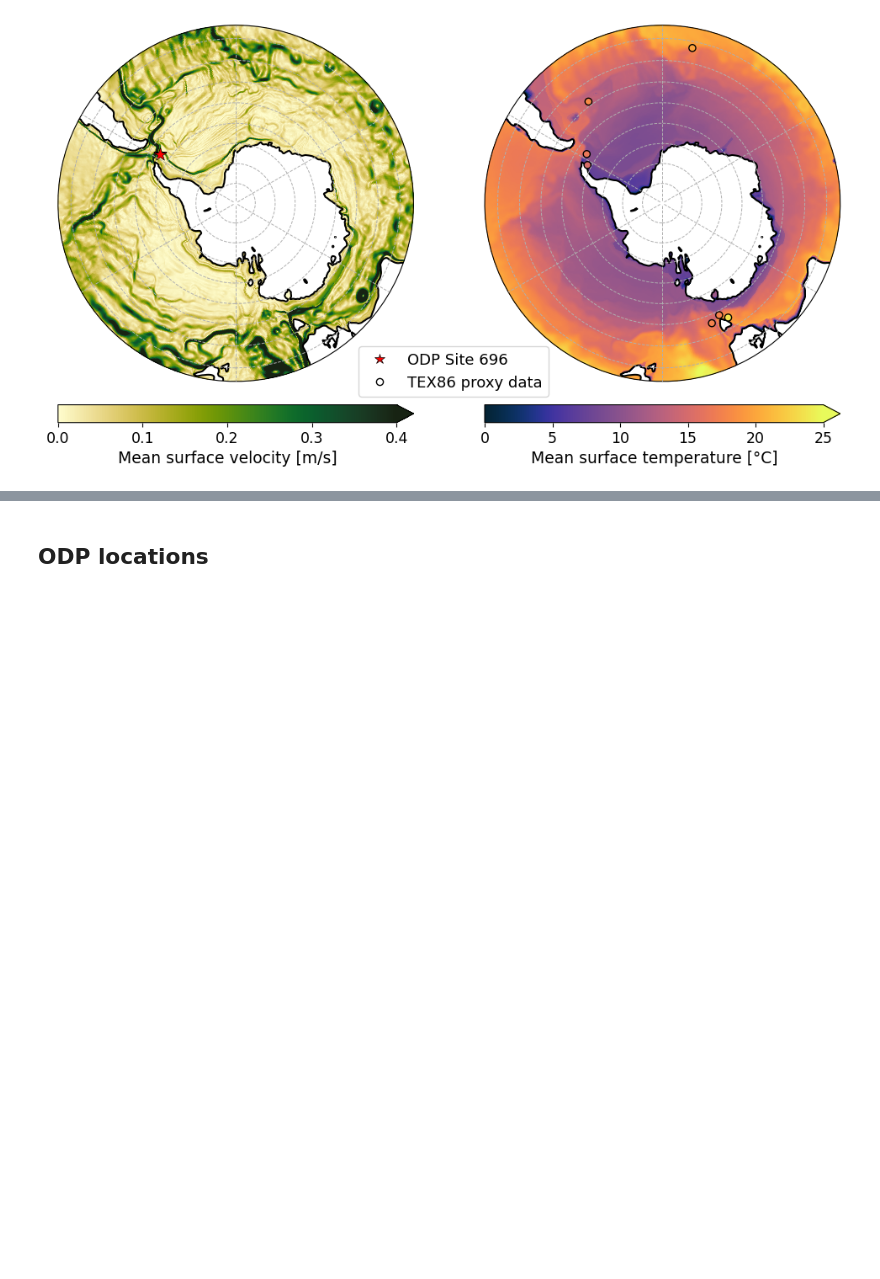
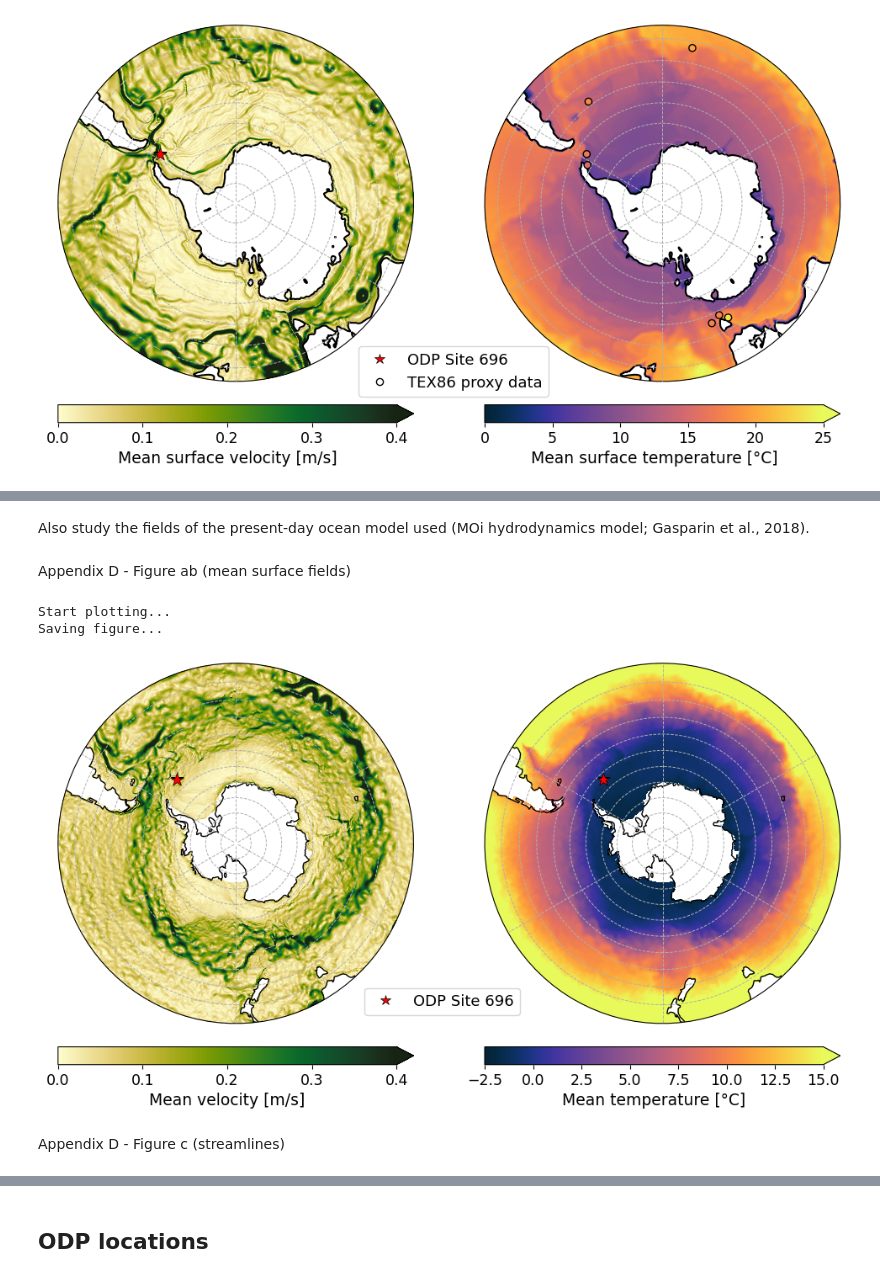
Before and after one commit to OceanParcels/MeltingIcebergs, a Jupyter notebook: plotting_files/PaperFigures-Other.ipynb, the cells around one changed output, grey strips where cells are left out. Cells and saved outputs as stored; diff of their text form; code cells hidden in the pictures; blank space fills up the shorter version.

```diff
--- a/plotting_files/PaperFigures-Other.ipynb
+++ b/plotting_files/PaperFigures-Other.ipynb
@@ -669,0 +792,8 @@ Saving figure...
+# %% [markdown]
+Also study the fields of the present-day ocean model used (MOi hydrodynamics model; Gasparin et al., 2018).
+# %%
+### Load data
+windf = sorted(glob('{path_to_folder_forcing_model_modern_fields/reanalysis-era5-single-level_wind10m_2021*.nc'))
+ocUf  = sorted(glob('{path_to_folder_forcing_model_modern_fields/psy4v3r1-monthly_U_2021-*.nc'))
+ocVf  = sorted(glob('{path_to_folder_forcing_model_modern_fields/psy4v3r1-monthly_V_2021-*.nc'))
+ocTf  = sorted(glob('{path_to_folder_forcing_model_modern_fields/psy4v3r1-monthly_T_2021-*.nc'))
@@ -669,0 +848,72 @@ Saving figure...
+# %% [markdown]
+Appendix D - Figure ab (mean surface fields)
+# %%
+### Settings
+vals = [velocms, tocs]
+labelsz = ['Mean velocity [m/s]', 'Mean temperature [°C]']
+cmaps = [cmo.cm.speed, cmo.cm.thermal]
+vmaxes = [0.4, 15]
+vmins = [0, -2.5]
+# %%
+### Plot map
+
+### General settings figure
+print(f'Start plotting...')
+fig, axes = plt.subplots(1, 2, subplot_kw={'projection': ccrs.SouthPolarStereo(central_longitude=0)}, figsize=(12,7.2))
+
+for val, label, vm, vmi, cmap, ax in zip(vals, labelsz, vmaxes, vmins, cmaps, axes):
+    ax.set_extent([-180,180,-90,-35], ccrs.PlateCarree())
+
+    ### Gridlines
+    # W/E
+    gl0 = ax.gridlines(linestyle='--', linewidth=.7, draw_labels=True, x_inline=False, y_inline=False, crs=ccrs.PlateCarree(), zorder=7)
+    gl0.xlocator = mticker.FixedLocator(np.arange(-180,180,60))
+    gl0.ylocator = mticker.FixedLocator([])
+    gl0.right_labels = False
+    gl0.bottom_labels = False
+    gl0.left_labels = False
+    gl0.top_labels = False
+
+    # S
+    gl2 = ax.gridlines(linestyle='--', linewidth=.7, draw_labels=True, x_inline=False, y_inline=False, crs=ccrs.PlateCarree(), zorder=7)
+    gl2.xlocator = mticker.FixedLocator([])
+    gl2.ylocator = mticker.FixedLocator(np.arange(-90,-25,5))
+    gl2.right_labels = False
+    gl2.bottom_labels = False
+    gl2.left_labels = False
+    gl2.top_labels = False
+    gl2.rotate_labels = False
+
+    ax.set_boundary(circle, transform=ax.transAxes)
+
+    ### Plot main figure
+    # Coastlines
+    ax.coastlines(zorder=6)
+
+    # ODP 696
+    ax.scatter(x696_pd, y696_pd, color='r', marker='*', s=140, edgecolors='k', linewidths=.5, transform=ccrs.PlateCarree(), zorder=6)
+
+    # Plot model data
+    ax.pcolormesh(navlons[:,:], navlats[:,:], val[:,:], transform=ccrs.PlateCarree(), vmin=vmi, vmax=vm, cmap=cmap, rasterized=True)
+    im = ax.pcolormesh(navlons[:,:], navlats[:,:], val[:,:], transform=ccrs.PlateCarree(), vmin=vmi, vmax=vm, cmap=cmap, rasterized=True)
+    # Add colorbar
+    cb = fig.colorbar(im, ax=ax, orientation='horizontal', pad=.05, extend='max')
+    cb.set_label(label, size=13.5)
+    cb.ax.tick_params(axis='x', which='both', labelsize=12.5)
+
+# Legend
+handles, labels = ax.get_legend_handles_labels()
+ODP = Line2D([0], [0], label='ODP Site 696', marker='*', markersize=np.sqrt(75),
+             markeredgecolor='k', markerfacecolor='r', markeredgewidth=.5, linestyle='')
+handles.append(ODP)
+ax.legend(handles=handles, loc='upper right', bbox_to_anchor=(0.12, 0.12), fontsize=13)
+
+print(f'Saving figure...')
+plt.savefig('{OPTIONAL_path_to_designated_folder}/FDabModelfieldsModern.pdf', dpi=300, bbox_inches='tight')
+plt.show()
+# %% [output]
+Start plotting...
+Saving figure...
+[figure, added]
+# %% [markdown]
+Appendix D - Figure c (streamlines)
```
Also changed, not shown: parts of 14 cells of this notebook, 3 other files.
